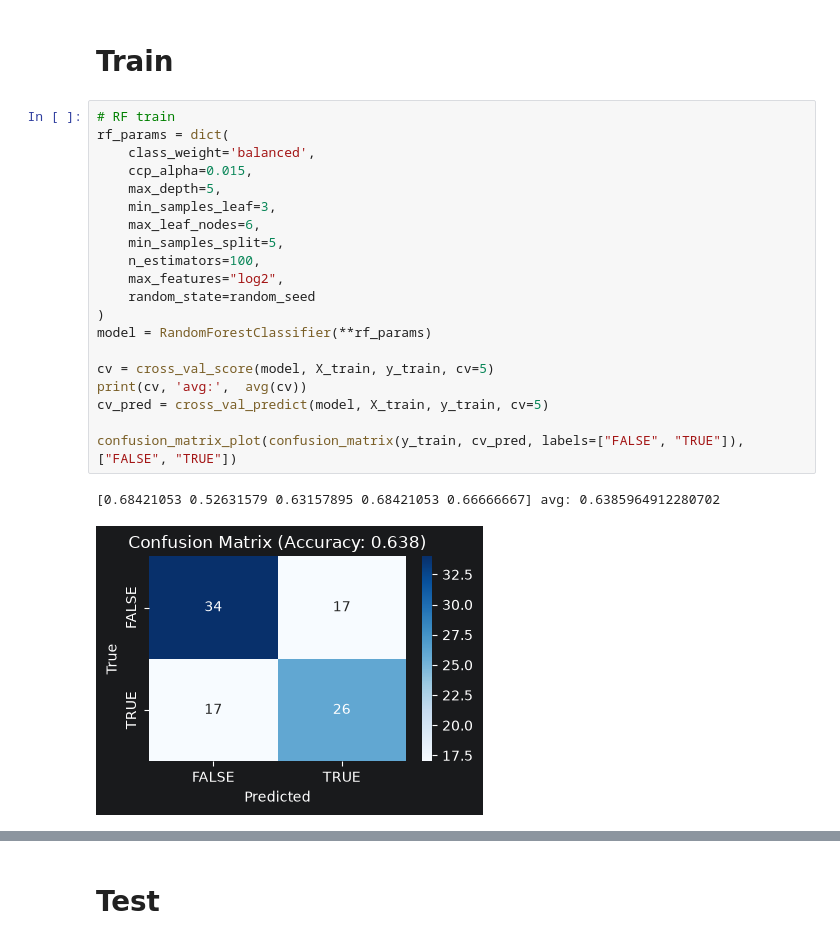
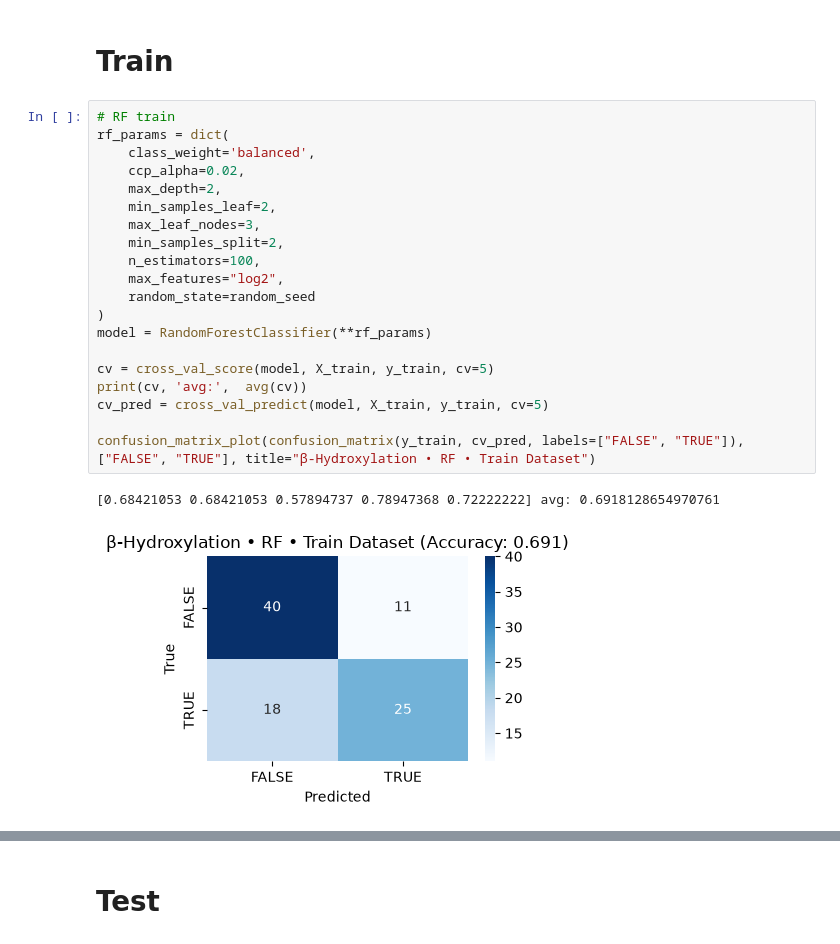
Before and after one commit to axt-k/cstarters, a Jupyter notebook: notebooks/ml/ml_beta-hydroxylation.ipynb, the cells around one changed output, grey strips where cells are left out. Saved outputs shown, nothing was run; the diff lists cells and outputs as text.

```diff
--- a/notebooks/ml/ml_beta-hydroxylation.ipynb
+++ b/notebooks/ml/ml_beta-hydroxylation.ipynb
@@ -60,26 +60,26 @@ X_full, y_full = shuffle(X_full, y_full, random_state=random_seed)
 # %%
 # RF train
 rf_params = dict(
     class_weight='balanced',
-    ccp_alpha=0.015,
-    max_depth=5,
-    min_samples_leaf=3,
-    max_leaf_nodes=6,
-    min_samples_split=5,
+    ccp_alpha=0.02,
+    max_depth=2,
+    min_samples_leaf=2,
+    max_leaf_nodes=3,
+    min_samples_split=2,
     n_estimators=100,
     max_features="log2",
     random_state=random_seed
 )
 model = RandomForestClassifier(**rf_params)
 
 cv = cross_val_score(model, X_train, y_train, cv=5)
 print(cv, 'avg:',  avg(cv))
 cv_pred = cross_val_predict(model, X_train, y_train, cv=5)
 
-confusion_matrix_plot(confusion_matrix(y_train, cv_pred, labels=["FALSE", "TRUE"]), ["FALSE", "TRUE"])
+confusion_matrix_plot(confusion_matrix(y_train, cv_pred, labels=["FALSE", "TRUE"]), ["FALSE", "TRUE"], title="β-Hydroxylation • RF • Train Dataset")
 # %% [output]
-[0.68421053 0.52631579 0.63157895 0.68421053 0.66666667] avg: 0.6385964912280702
+[0.68421053 0.68421053 0.57894737 0.78947368 0.72222222] avg: 0.6918128654970761
-[figure, old version]
+[figure, new version]
 # %%
 # SVM train
 svm_params = dict(
```
Also changed, not shown: parts of 13 cells of this notebook, 10 other files.
